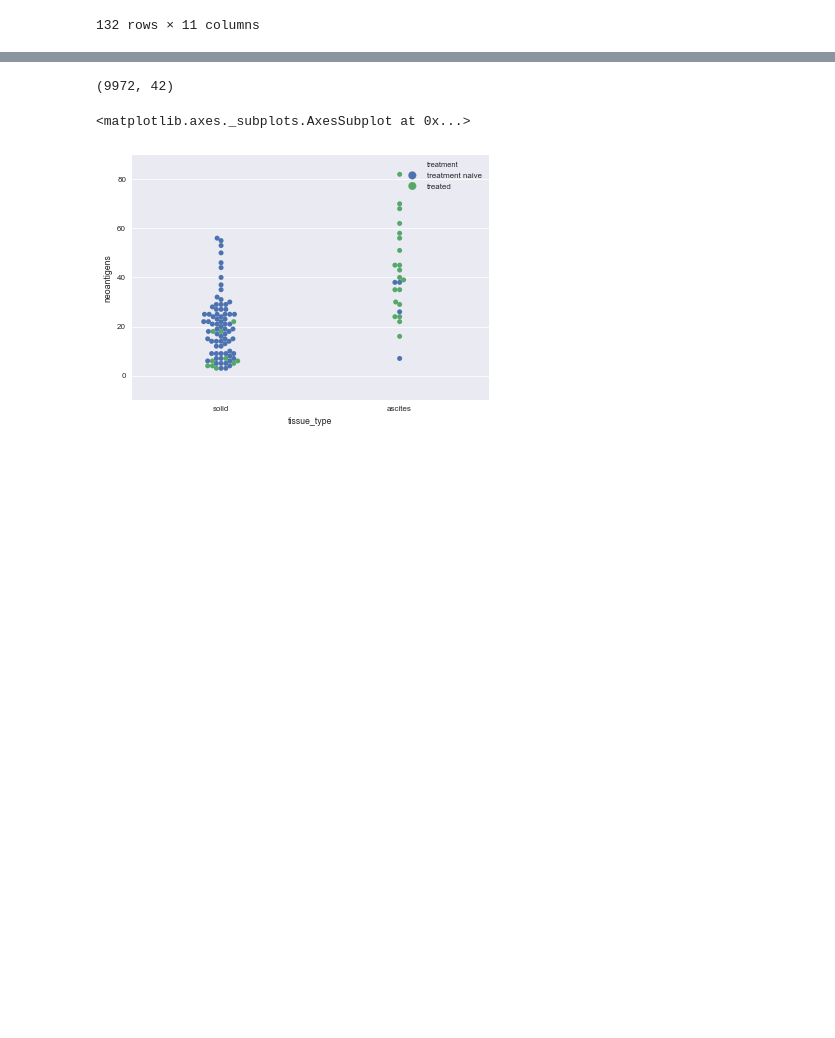
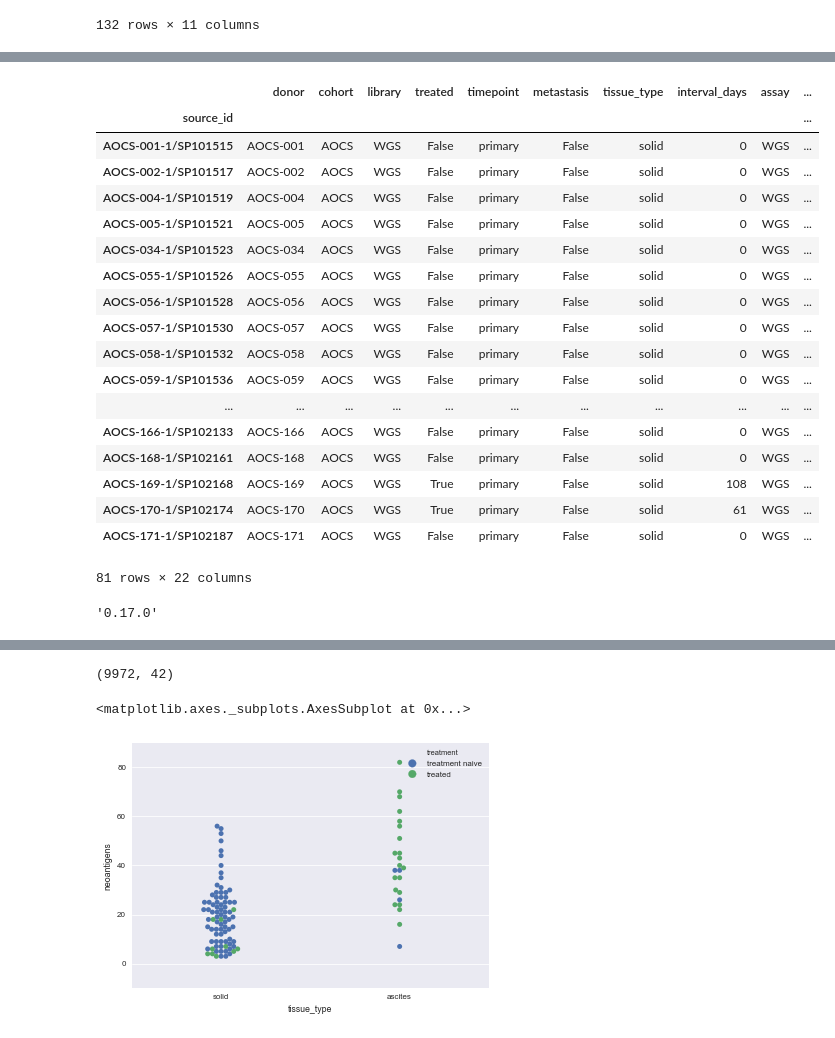
Before and after one commit to hammerlab/paper-aocs-chemo-neoantigens, a Jupyter notebook: notebooks/neoantigen and mutation counts.ipynb, the cells around one changed output, grey strips where cells are left out. Cells and saved outputs as stored; diff of their text form; code cells hidden in the pictures; blank space fills up the shorter version.

```diff
--- a/notebooks/neoantigen and mutation counts.ipynb
+++ b/notebooks/neoantigen and mutation counts.ipynb
@@ -145,0 +341,22 @@ seaborn.regplot(data=sources[sources.cohort == "AOCS"], x="interesting mutations
+# %%
+sources.ix[(sources.cohort == "AOCS") & (sources.tissue_type == "solid") & (sources.timepoint == "primary")]
+# %% [output]
+|  | donor | cohort | library | treated | timepoint | metastasis | tissue_type | interval_days | assay | ... |
+| source_id |  |  |  |  |  |  |  |  |  | ... |
+| AOCS-001-1/SP101515 | AOCS-001 | AOCS | WGS | False | primary | False | solid | 0 | WGS | ... |
+| AOCS-002-1/SP101517 | AOCS-002 | AOCS | WGS | False | primary | False | solid | 0 | WGS | ... |
+| AOCS-004-1/SP101519 | AOCS-004 | AOCS | WGS | False | primary | False | solid | 0 | WGS | ... |
+| AOCS-005-1/SP101521 | AOCS-005 | AOCS | WGS | False | primary | False | solid | 0 | WGS | ... |
+| AOCS-034-1/SP101523 | AOCS-034 | AOCS | WGS | False | primary | False | solid | 0 | WGS | ... |
+| AOCS-055-1/SP101526 | AOCS-055 | AOCS | WGS | False | primary | False | solid | 0 | WGS | ... |
+| AOCS-056-1/SP101528 | AOCS-056 | AOCS | WGS | False | primary | False | solid | 0 | WGS | ... |
+| AOCS-057-1/SP101530 | AOCS-057 | AOCS | WGS | False | primary | False | solid | 0 | WGS | ... |
+| AOCS-058-1/SP101532 | AOCS-058 | AOCS | WGS | False | primary | False | solid | 0 | WGS | ... |
+| AOCS-059-1/SP101536 | AOCS-059 | AOCS | WGS | False | primary | False | solid | 0 | WGS | ... |
+| ... | ... | ... | ... | ... | ... | ... | ... | ... | ... | ... |
+| AOCS-166-1/SP102133 | AOCS-166 | AOCS | WGS | False | primary | False | solid | 0 | WGS | ... |
+| AOCS-168-1/SP102161 | AOCS-168 | AOCS | WGS | False | primary | False | solid | 0 | WGS | ... |
+| AOCS-169-1/SP102168 | AOCS-169 | AOCS | WGS | True | primary | False | solid | 108 | WGS | ... |
+| AOCS-170-1/SP102174 | AOCS-170 | AOCS | WGS | True | primary | False | solid | 61 | WGS | ... |
+| AOCS-171-1/SP102187 | AOCS-171 | AOCS | WGS | False | primary | False | solid | 0 | WGS | ... |
+81 rows × 22 columns
@@ -145,0 +365,4 @@ seaborn.regplot(data=sources[sources.cohort == "AOCS"], x="interesting mutations
+# %%
+scipy.__version__
+# %% [output]
+'0.17.0'
```
Also changed, not shown: parts of 38 cells of this notebook, 2 other files.
